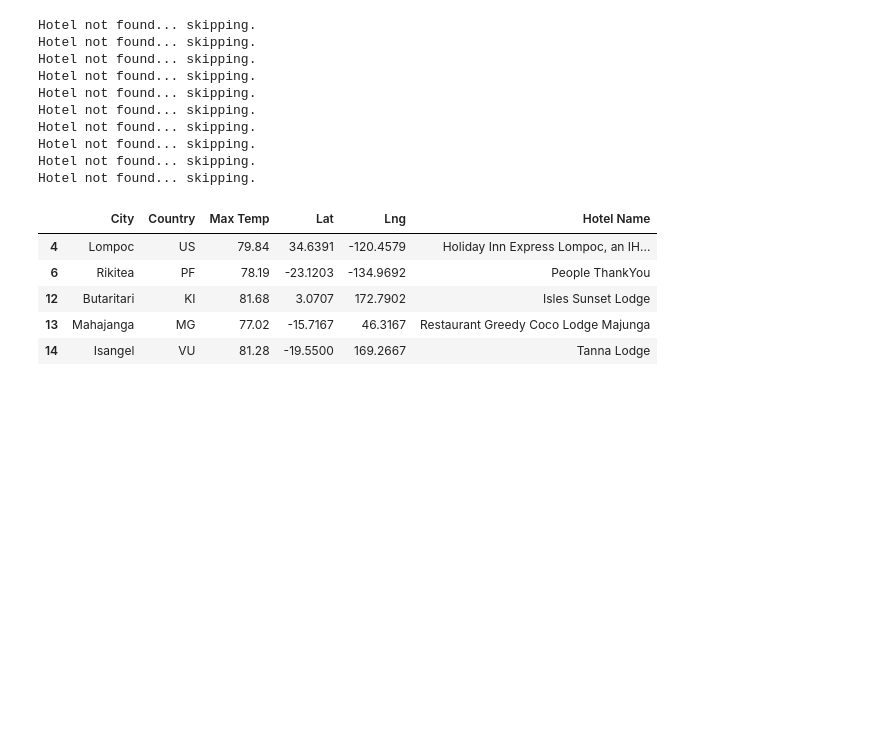
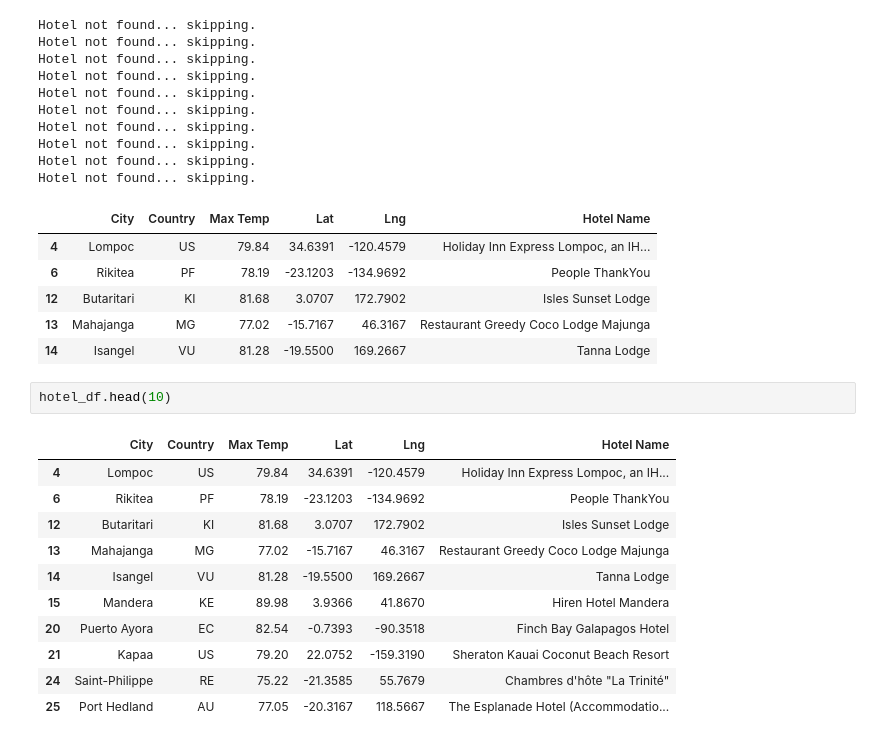
Before and after one commit to sdivakarla/World_Weather_Analysis, a Jupyter notebook: VacationPy.ipynb, the cells around one changed output. Saved outputs shown, nothing was run; the diff lists cells and outputs as text; blank space fills up the shorter version.

Commit message:
hotel labels on vacation spots

```diff
--- a/VacationPy.ipynb
+++ b/VacationPy.ipynb
@@ -196,3 +196,17 @@ Hotel not found... skipping.
 | 12 | Butaritari | KI | 81.68 | 3.0707 | 172.7902 | Isles Sunset Lodge |
 | 13 | Mahajanga | MG | 77.02 | -15.7167 | 46.3167 | Restaurant Greedy Coco Lodge Majunga |
 | 14 | Isangel | VU | 81.28 | -19.5500 | 169.2667 | Tanna Lodge |
+# %%
+hotel_df.head(10)
+# %% [output]
+|  | City | Country | Max Temp | Lat | Lng | Hotel Name |
+| 4 | Lompoc | US | 79.84 | 34.6391 | -120.4579 | Holiday Inn Express Lompoc, an IH... |
+| 6 | Rikitea | PF | 78.19 | -23.1203 | -134.9692 | People ThankYou |
+| 12 | Butaritari | KI | 81.68 | 3.0707 | 172.7902 | Isles Sunset Lodge |
+| 13 | Mahajanga | MG | 77.02 | -15.7167 | 46.3167 | Restaurant Greedy Coco Lodge Majunga |
+| 14 | Isangel | VU | 81.28 | -19.5500 | 169.2667 | Tanna Lodge |
+| 15 | Mandera | KE | 89.98 | 3.9366 | 41.8670 | Hiren Hotel Mandera |
+| 20 | Puerto Ayora | EC | 82.54 | -0.7393 | -90.3518 | Finch Bay Galapagos Hotel |
+| 21 | Kapaa | US | 79.20 | 22.0752 | -159.3190 | Sheraton Kauai Coconut Beach Resort |
+| 24 | Saint-Philippe | RE | 75.22 | -21.3585 | 55.7679 | Chambres d'hôte "La Trinité" |
+| 25 | Port Hedland | AU | 77.05 | -20.3167 | 118.5667 | The Esplanade Hotel (Accommodatio... |
```
Also changed, not shown: parts of 2 cells of this notebook.
